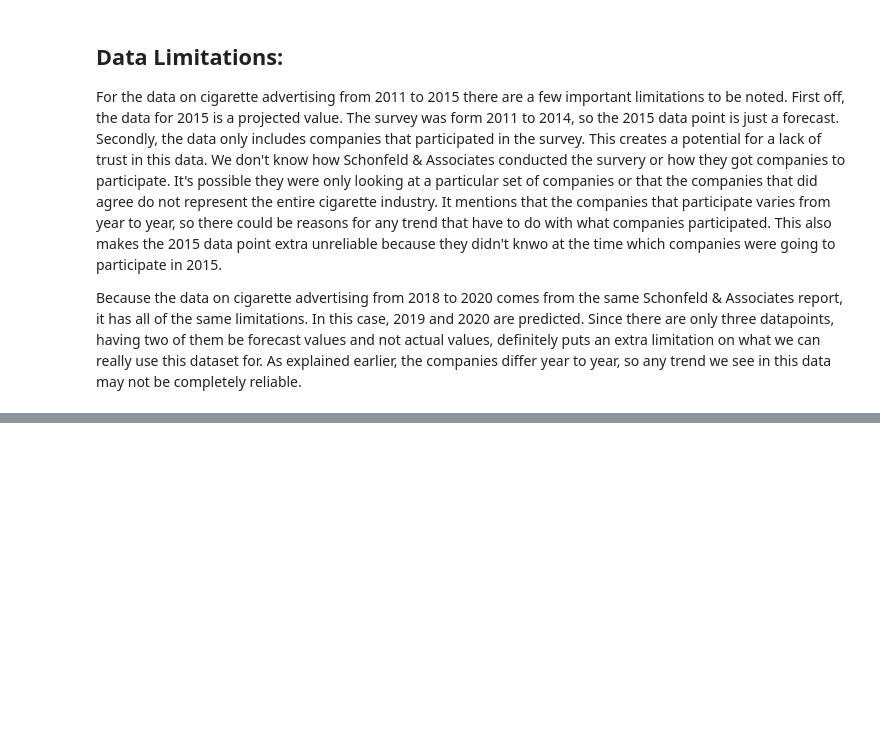
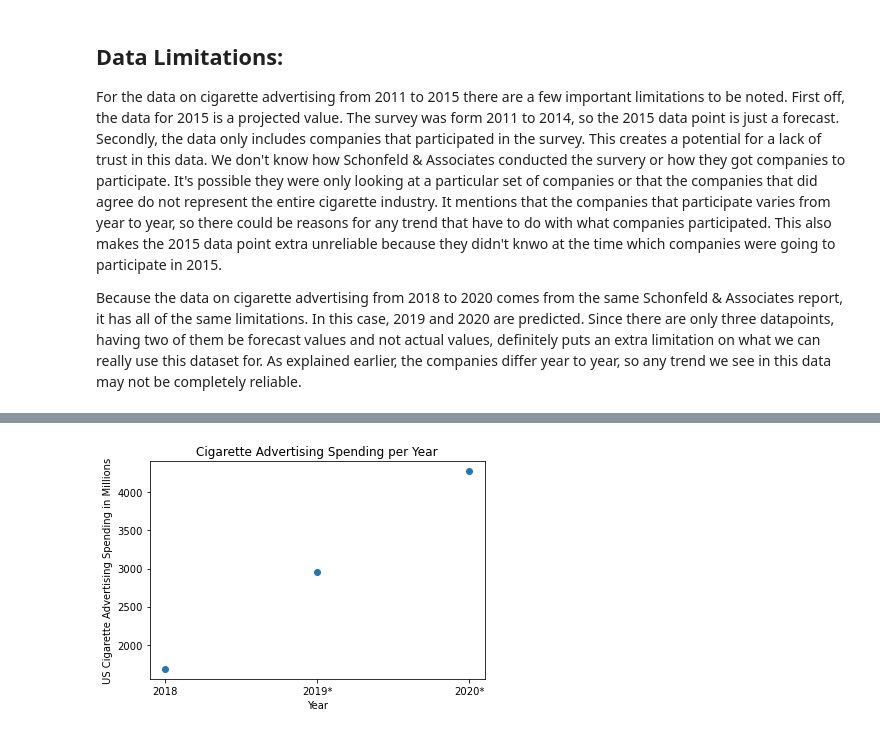
Before and after one commit to blythegdineen/datasciproj, a Jupyter notebook: Phase2.ipynb, the cells around one changed output, grey strips where cells are left out. Saved outputs shown, nothing was run; the diff lists cells and outputs as text; code cells hidden in the pictures; blank space fills up the shorter version.

```diff
--- a/Phase2.ipynb
+++ b/Phase2.ipynb
@@ -11,7 +18,8 @@ import pandas as pd
 # %%
-tads2018to2020 = pd.read_csv('ads2018to2020.csv')
-tads2018to2020.columns = ['Year', "US Cigarettes Ad Spend (in millions)"]
-tads2018to2020 = tads2018to2020.drop([0,1])
-tads2018to2020["US Cigarettes Ad Spend (in millions)"]=tads2018to2020["US Cigarettes Ad Spend (in millions)"].str.replace(',','')
-print(tads2018to2020)
+ads18 = pd.read_csv('ads2018to2020.csv')
+ads18.columns = ['Year', "US Cigarettes Ad Spending (in millions)"]
+ads18 = ads18.drop([0,1])
+ads18["US Cigarettes Ad Spending (in millions)"]=ads18["US Cigarettes Ad Spending (in millions)"].str.replace(',','')
+ads18["US Cigarettes Ad Spending (in millions)"] = pd.to_numeric(ads18["US Cigarettes Ad Spending (in millions)"])
+print(ads18)
 # %% [output]
@@ -86,0 +187,8 @@ Because the data on cigarette advertising from 2018 to 2020 comes from the same
+# %%
+plt.scatter(ads18["Year"], ads18["US Cigarettes Ad Spending (in millions)"])
+plt.xlabel('Year')
+plt.ylabel('US Cigarette Advertising Spending in Millions')
+plt.title('Cigarette Advertising Spending per Year')
+plt.show()
+# %% [output]
+[figure, added]
```
Also changed, not shown: parts of 14 cells of this notebook.
